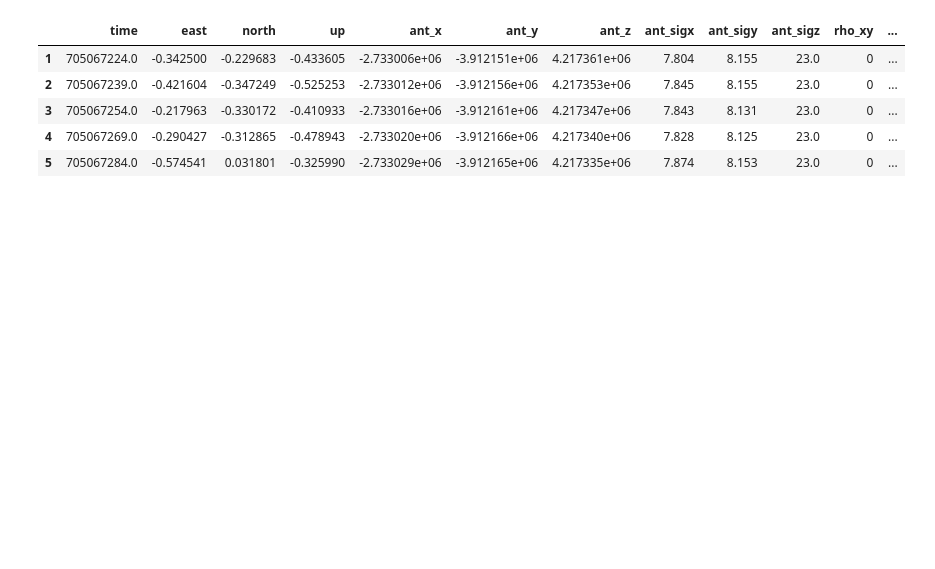
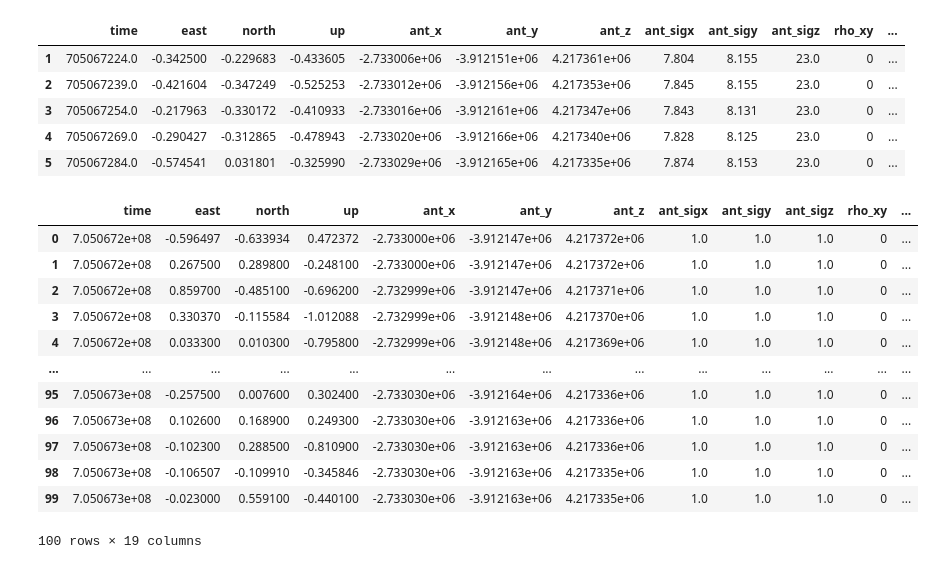
Before and after one commit to EarthScope/es_sfgtools, a Jupyter notebook: dev/notebooks/ncc1_demo.ipynb, the cells around one changed output. Saved outputs shown, nothing was run; the diff lists cells and outputs as text; code cells hidden in the pictures; blank space fills up the shorter version.

```diff
--- a/dev/notebooks/ncc1_demo.ipynb
+++ b/dev/notebooks/ncc1_demo.ipynb
@@ -286,3 +288,18 @@ import gnatss.constants as constants
 import numpy as np
 # %%
 df_all = df_all.sort_values(by="time").reset_index(drop=True)
+df_all.head(n=100)
+# %% [output]
+|  | time | east | north | up | ant_x | ant_y | ant_z | ant_sigx | ant_sigy | ant_sigz | rho_xy | ... |
+| 0 | 7.050672e+08 | -0.596497 | -0.633934 | 0.472372 | -2.733000e+06 | -3.912147e+06 | 4.217372e+06 | 1.0 | 1.0 | 1.0 | 0 | ... |
+| 1 | 7.050672e+08 | 0.267500 | 0.289800 | -0.248100 | -2.733000e+06 | -3.912147e+06 | 4.217372e+06 | 1.0 | 1.0 | 1.0 | 0 | ... |
+| 2 | 7.050672e+08 | 0.859700 | -0.485100 | -0.696200 | -2.732999e+06 | -3.912147e+06 | 4.217371e+06 | 1.0 | 1.0 | 1.0 | 0 | ... |
+| 3 | 7.050672e+08 | 0.330370 | -0.115584 | -1.012088 | -2.732999e+06 | -3.912148e+06 | 4.217370e+06 | 1.0 | 1.0 | 1.0 | 0 | ... |
+| 4 | 7.050672e+08 | 0.033300 | 0.010300 | -0.795800 | -2.732999e+06 | -3.912148e+06 | 4.217369e+06 | 1.0 | 1.0 | 1.0 | 0 | ... |
+| ... | ... | ... | ... | ... | ... | ... | ... | ... | ... | ... | ... | ... |
+| 95 | 7.050673e+08 | -0.257500 | 0.007600 | 0.302400 | -2.733030e+06 | -3.912164e+06 | 4.217336e+06 | 1.0 | 1.0 | 1.0 | 0 | ... |
+| 96 | 7.050673e+08 | 0.102600 | 0.168900 | 0.249300 | -2.733030e+06 | -3.912163e+06 | 4.217336e+06 | 1.0 | 1.0 | 1.0 | 0 | ... |
+| 97 | 7.050673e+08 | -0.102300 | 0.288500 | -0.810900 | -2.733030e+06 | -3.912163e+06 | 4.217336e+06 | 1.0 | 1.0 | 1.0 | 0 | ... |
+| 98 | 7.050673e+08 | -0.106507 | -0.109910 | -0.345846 | -2.733030e+06 | -3.912163e+06 | 4.217335e+06 | 1.0 | 1.0 | 1.0 | 0 | ... |
+| 99 | 7.050673e+08 | -0.023000 | 0.559100 | -0.440100 | -2.733030e+06 | -3.912163e+06 | 4.217335e+06 | 1.0 | 1.0 | 1.0 | 0 | ... |
+100 rows × 19 columns
```
Also changed, not shown: parts of 6 cells of this notebook.
